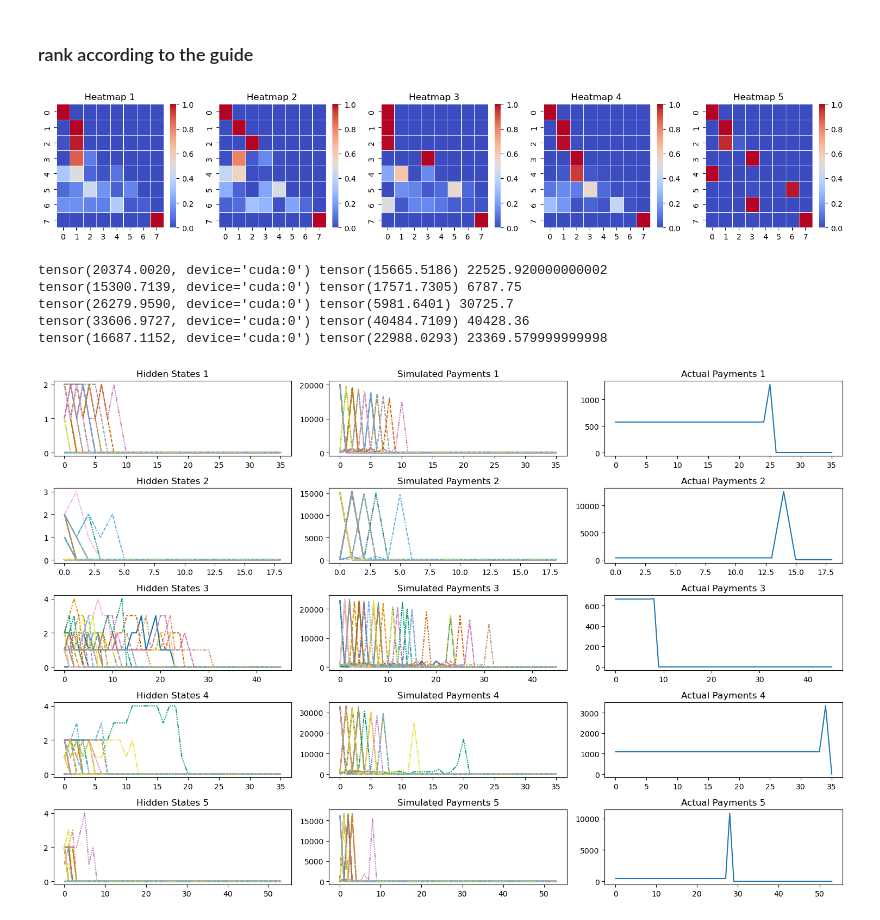
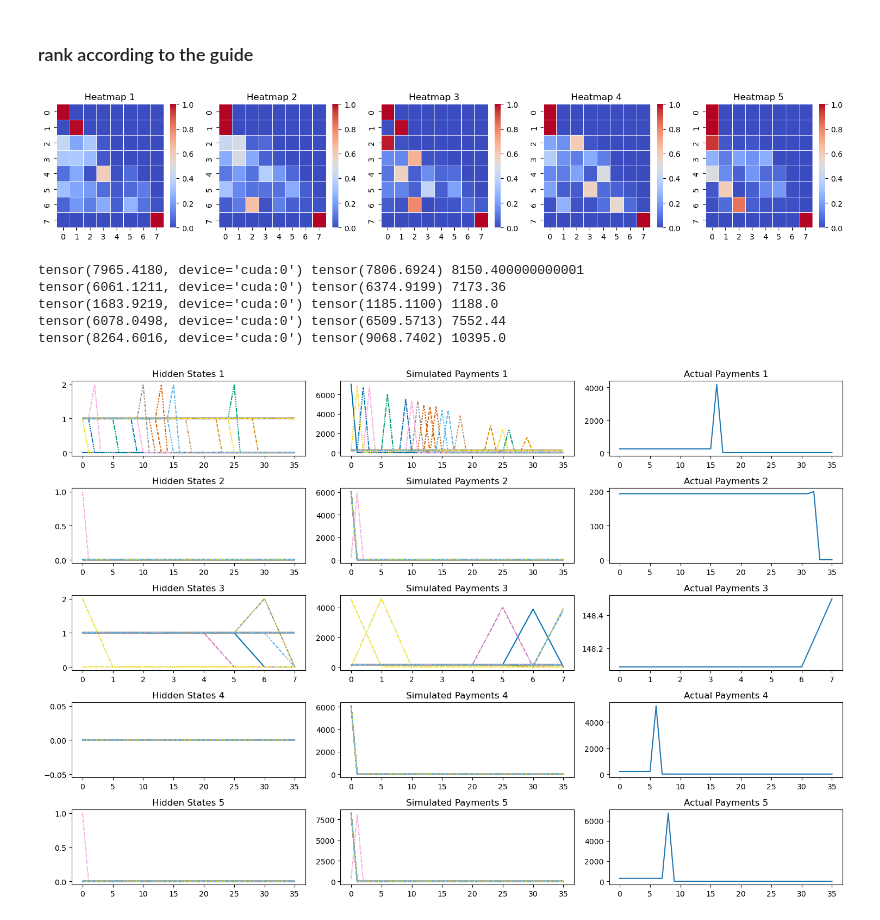
Before and after one commit to warner121/monteloanco, a Jupyter notebook: model.ipynb, the cells around one changed output. Drawn from its saved outputs; the diff is of its cells as text; code cells hidden in the pictures.

Commit message:
inference working with length-batched dataset

```diff
--- a/model.ipynb
+++ b/model.ipynb
@@ -292,9 +308,2 @@ tensor(20455.4844, device='cuda:0') tensor(6825.4297) 22955.1
 # %% [markdown]
 Finally, the differences between the highest and lowest scoring accounts' heatmaps can finally be seen below. The blue cells in column 1 illustrate those accounts remaining up to date (or catching up where they are late) and the red cells in column 7 indicates those accounts being charged off.
-# %%
-fig, axes = plt.subplots(1, 5, figsize=(15, 3))
-for i, ax in enumerate(axes):
-    sns.heatmap((tmat[min_indices[i]]-tmat[max_indices[i]]).detach().to('cpu').numpy(), ax=ax, linewidth=0.5, cmap='coolwarm')
-    ax.set_title(f"Heatmap {i+1}")
-plt.tight_layout()
-plt.show()
@@ -339,0 +310,7 @@ guide.load_state_dict(torch.load(guide_path, weights_only=True))
+# %%
+fig, axes = plt.subplots(1, 5, figsize=(15, 3))
+for i, ax in enumerate(axes):
+    sns.heatmap((df_tmat_tail.iloc[i].tmat-df_tmat_head.iloc[i].tmat).detach().to('cpu').numpy(), ax=ax, linewidth=0.5, cmap='coolwarm')
+    ax.set_title(f"Heatmap {i+1}")
+plt.tight_layout()
+plt.show()
@@ -349,6 +320,0 @@ def tmat_reshape(tmat_prior):
-# %%
-df_tmat = pd.DataFrame()
-for batchidx, batch in enumerate(DataLoader(dataset, batch_sampler=grouped_batch_sampler, num_workers=1)):
-    df_tmat_new = pd.DataFrame(zip(batch['idx'].tolist(), [tmat_reshape(tmat) for tmat in pyro.get_param_store()[f'tmat_prior_{batchidx}']]))
-    df_tmat = pd.concat([df_tmat, df_tmat_new])
-df_tmat = df_tmat.set_axis(['idx', 'tmat'], axis=1)
@@ -359,22 +321,21 @@ df_tmat = df_tmat.set_index('idx').join(df_train)
+# %%
+df_tmat_head = df_tmat.sort_values('score_prior').head(5)
 # %%
-min_tmats = df_tmat.sort_values('score').head(5).tmat
-
 fig, axes = plt.subplots(1, 5, figsize=(15, 3))
 for i, ax in enumerate(axes):
-    sns.heatmap(min_tmats.iloc[i].cpu().detach().numpy(), ax=ax, linewidth=0.5, cmap='coolwarm')
+    sns.heatmap(df_tmat_head.iloc[i].tmat_prior.cpu().detach().numpy(), ax=ax, linewidth=0.5, cmap='coolwarm')
     ax.set_title(f"Heatmap {i+1}")
 plt.tight_layout()
 plt.show()
 # %% [output]
-[figure, old version]
+[figure, new version]
 # %%
 fig, axes = plt.subplots(5, 3, figsize=(15, 10))
 for i, axs in enumerate(axes):
-    idx = min_tmats.index[i]
-    loan = df_train.iloc[idx].to_dict()
+    loan = df_tmat_head.iloc[i].to_dict()
     hidden_states, sim_pymnts, interest_paid, principal_paid = model.forward(
-        0,
-        torch.tensor([idx]).repeat(50).to(device),
+        loan['batch_id'],
+        torch.tensor(loan['batch_idx']).repeat(50).to(device),
         torch.tensor(loan['installment']).repeat(50).to(device),
         torch.tensor(loan['loan_amnt']).repeat(50).to(device),
         torch.tensor(loan['int_rate']).repeat(50).to(device),
@@ -389,9 +350,9 @@ for i, axs in enumerate(axes):
 plt.tight_layout()
 plt.show()
 # %% [output]
-tensor(20374.0020, device='cuda:0') tensor(15665.5186) 22525.920000000002
-tensor(15300.7139, device='cuda:0') tensor(17571.7305) 6787.75
-tensor(26279.9590, device='cuda:0') tensor(5981.6401) 30725.7
-tensor(33606.9727, device='cuda:0') tensor(40484.7109) 40428.36
-tensor(16687.1152, device='cuda:0') tensor(22988.0293) 23369.579999999998
+tensor(7965.4180, device='cuda:0') tensor(7806.6924) 8150.400000000001
+tensor(6061.1211, device='cuda:0') tensor(6374.9199) 7173.36
+tensor(1683.9219, device='cuda:0') tensor(1185.1100) 1188.0
+tensor(6078.0498, device='cuda:0') tensor(6509.5713) 7552.44
+tensor(8264.6016, device='cuda:0') tensor(9068.7402) 10395.0
-[figure, old version]
+[figure, new version]
```
Also changed, not shown: parts of 48 cells of this notebook, 2 other files.
